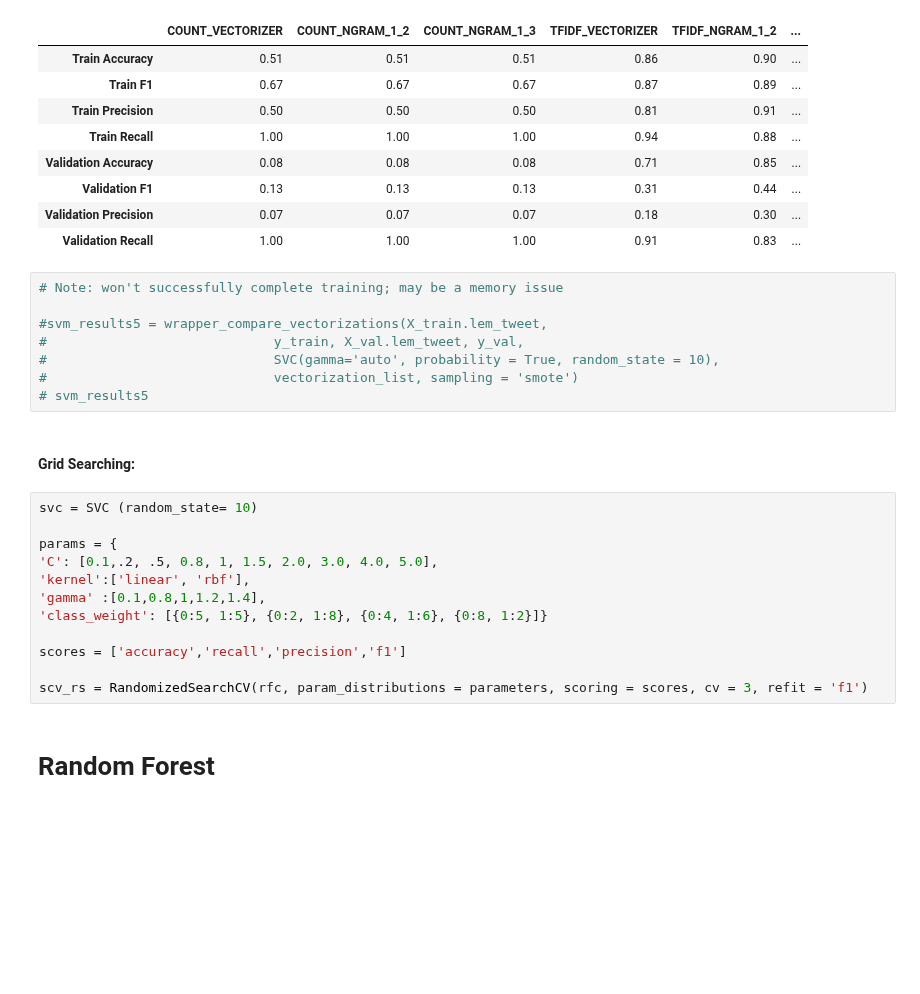
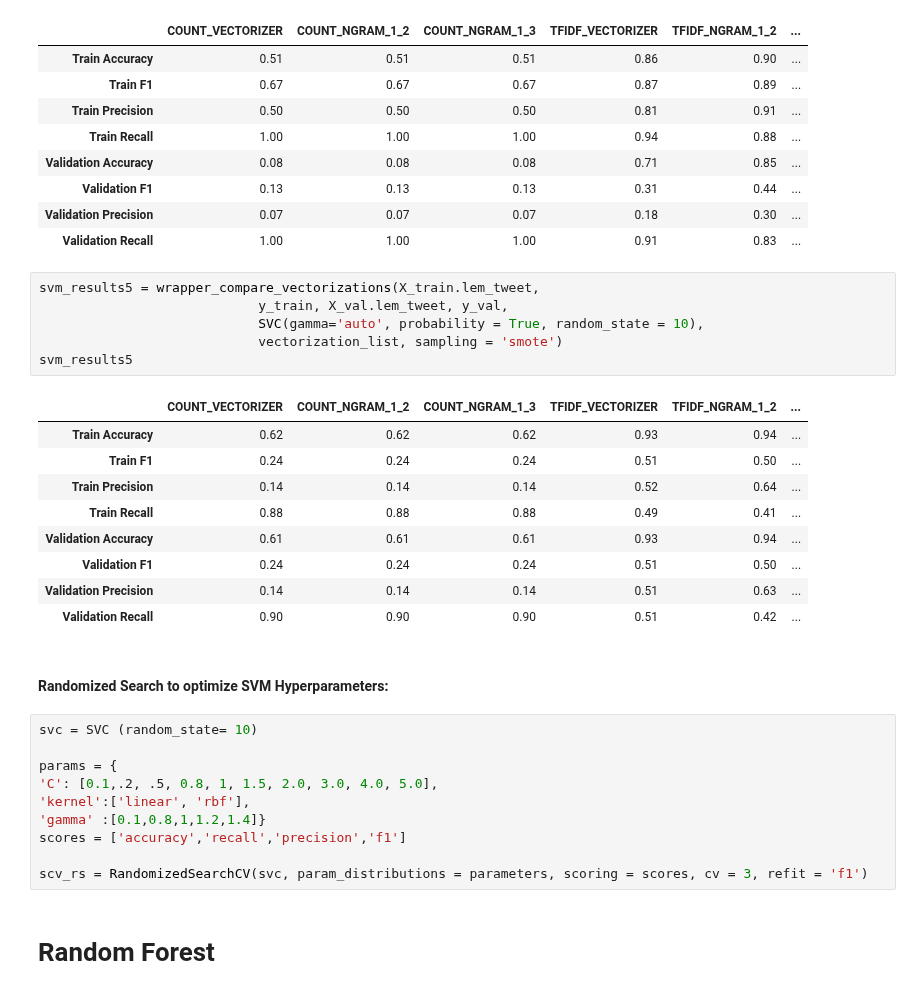
Before and after one commit to mguptaphd/Twitter-Hate-Classification-Project, a Jupyter notebook: Preliminary_Model_Comparisons.ipynb, the cells around one changed output. Saved outputs shown, nothing was run; the diff lists cells and outputs as text; blank space fills up the shorter version.

```diff
--- a/Preliminary_Model_Comparisons.ipynb
+++ b/Preliminary_Model_Comparisons.ipynb
@@ -556,27 +732,33 @@ svm_results4
 | Validation Precision | 0.07 | 0.07 | 0.07 | 0.18 | 0.30 | ... |
 | Validation Recall | 1.00 | 1.00 | 1.00 | 0.91 | 0.83 | ... |
 # %%
-# Note: won't successfully complete training; may be a memory issue
-
-#svm_results5 = wrapper_compare_vectorizations(X_train.lem_tweet,
-#                             y_train, X_val.lem_tweet, y_val,
-#                             SVC(gamma='auto', probability = True, random_state = 10),
-#                             vectorization_list, sampling = 'smote')
-# svm_results5
+svm_results5 = wrapper_compare_vectorizations(X_train.lem_tweet,
+                            y_train, X_val.lem_tweet, y_val,
+                            SVC(gamma='auto', probability = True, random_state = 10),
+                            vectorization_list, sampling = 'smote')
+svm_results5
+# %% [output]
+|  | COUNT_VECTORIZER | COUNT_NGRAM_1_2 | COUNT_NGRAM_1_3 | TFIDF_VECTORIZER | TFIDF_NGRAM_1_2 | ... |
+| Train Accuracy | 0.62 | 0.62 | 0.62 | 0.93 | 0.94 | ... |
+| Train F1 | 0.24 | 0.24 | 0.24 | 0.51 | 0.50 | ... |
+| Train Precision | 0.14 | 0.14 | 0.14 | 0.52 | 0.64 | ... |
+| Train Recall | 0.88 | 0.88 | 0.88 | 0.49 | 0.41 | ... |
+| Validation Accuracy | 0.61 | 0.61 | 0.61 | 0.93 | 0.94 | ... |
+| Validation F1 | 0.24 | 0.24 | 0.24 | 0.51 | 0.50 | ... |
+| Validation Precision | 0.14 | 0.14 | 0.14 | 0.51 | 0.63 | ... |
+| Validation Recall | 0.90 | 0.90 | 0.90 | 0.51 | 0.42 | ... |
-# %% [markdown]
-#### Grid Searching:
+# %% [markdown]
+#### Randomized Search to optimize SVM Hyperparameters:
 # %%
 svc = SVC (random_state= 10)
 
 params = {
 'C': [0.1,.2, .5, 0.8, 1, 1.5, 2.0, 3.0, 4.0, 5.0],
 'kernel':['linear', 'rbf'],
-'gamma' :[0.1,0.8,1,1.2,1.4],
-'class_weight': [{0:5, 1:5}, {0:2, 1:8}, {0:4, 1:6}, {0:8, 1:2}]}
-
+'gamma' :[0.1,0.8,1,1.2,1.4]}
 scores = ['accuracy','recall','precision','f1']
 
-scv_rs = RandomizedSearchCV(rfc, param_distributions = parameters, scoring = scores, cv = 3, refit = 'f1')
+scv_rs = RandomizedSearchCV(svc, param_distributions = parameters, scoring = scores, cv = 3, refit = 'f1')
 # %% [markdown]
 # Random Forest
 # %% [markdown]
```
Also changed, not shown: parts of 50 cells of this notebook, 3 other files.
